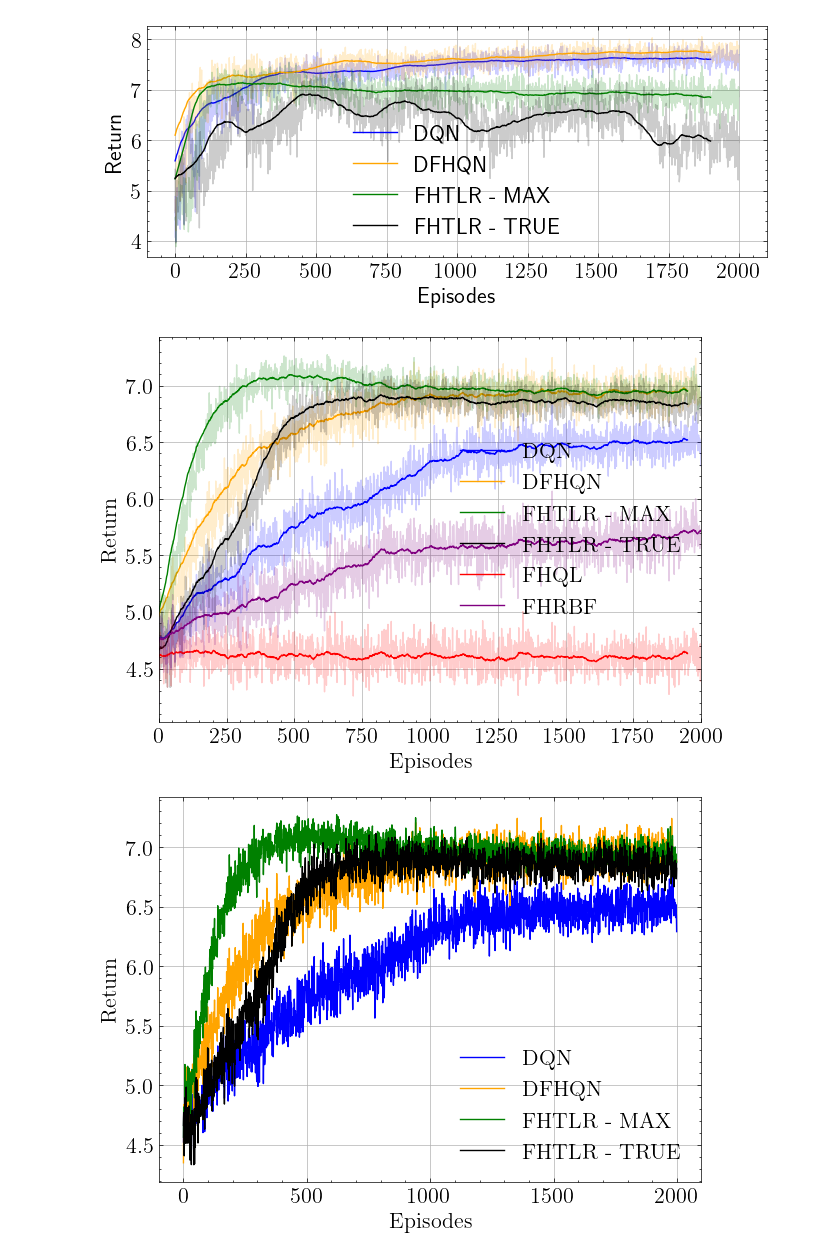
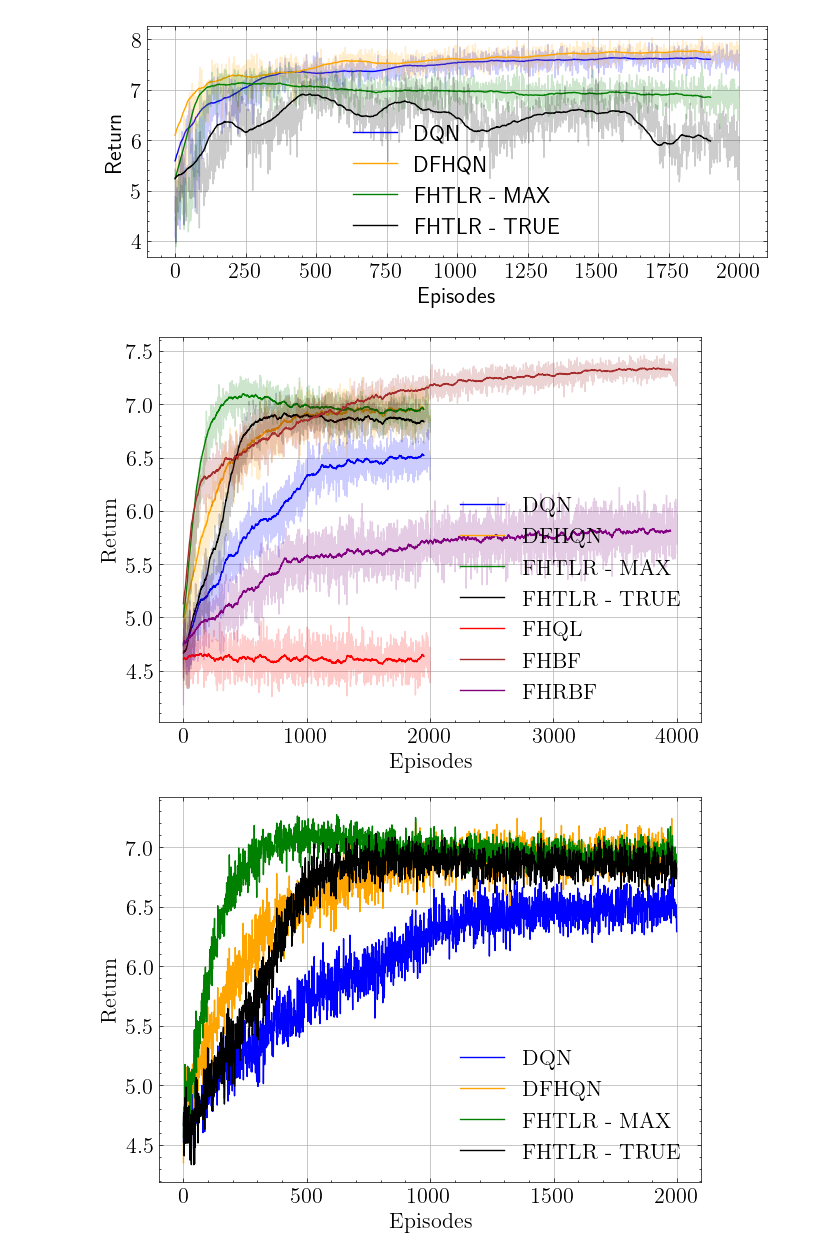
Before and after one commit to sergiorozada12/fhtlr-opt-learning, a Jupyter notebook: pruebas.ipynb, the cells around one changed output. Saved outputs shown, nothing was run; the diff lists cells and outputs as text; code cells hidden in the pictures.

```diff
--- a/pruebas.ipynb
+++ b/pruebas.ipynb
@@ -15,14 +15,14 @@ plot_wireless()
 import matplotlib
 import scienceplots
 #dqn = Gs_dqn[n1:n2,:]
-dqn3 = np.load("results/dqn-100.npy")
-dfhqn = np.load("results/dfhqn-100.npy")
-fhtlr_max = np.load("results/fhtlr_max-100.npy")
-fhtlr_true = np.load("results/fhtlr_true-100.npy")
-fhql = np.load("results/fhql-100.npy")
-linear = np.load("results/bf-100.npy")
-fhlinear = np.load("results/fhbf-100.npy")
-fhrbf = np.load("results/fhrbf-100.npy")
+dqn3 = np.load("results/wireless/dqn-100.npy")
+dfhqn = np.load("results/wireless/dfhqn-100.npy")
+fhtlr_max = np.load("results/wireless/fhtlr_max-100.npy")
+fhtlr_true = np.load("results/wireless/fhtlr_true-100.npy")
+fhql = np.load("results/wireless/fhql-100.npy")
+linear = np.load("results/wireless/bf-100.npy")
+fhlinear = np.load("results/wireless/fhbf-100.npy")
+fhrbf = np.load("results/wireless/fhrbf-100.npy")
 
 mu_dqn3 = np.mean(dqn3, axis=0)
 mu_dfhqn = np.mean(dfhqn, axis=0)
@@ -48,37 +48,37 @@ mu_fhrbf_smt = [np.mean(mu_fgrbf[i - w : i]) for i in range(w, len(mu_fgrbf))]
 
 
 with plt.style.context(["science"], ["ieee"]):
     matplotlib.rcParams.update({"font.size": 16})
 
     fig = plt.figure(figsize=[7, 5])
     #plt.plot(mu_dqn_smt, c="b", label="DQN")
     #plt.plot(mu_dqn, alpha=0.2, c="b")
 
     plt.plot(mu_dqn_smt3, c="b", label="DQN")
     plt.plot(mu_dqn3, alpha=0.2, c="b")
     plt.plot(mu_dfhqn_smt, c="orange", label="DFHQN")
     plt.plot(mu_dfhqn, alpha=0.2, c="orange")
     plt.plot(mu_fhtlr_max_smt, c="g", label="FHTLR - MAX")
     plt.plot(mu_fhtlr_max, alpha=0.2, c="g")
     plt.plot(mu_fhtlr_true_smt, c="k", label="FHTLR - TRUE")
     plt.plot(mu_fhtlr_true, alpha=0.2, c="k")
     plt.plot(mu_fhql_smt, c="r", label="FHQL")
     plt.plot(mu_fhql, alpha=0.2, c="r")
     """plt.plot(mu_linear_smt, c="purple", label="BF")
-    plt.plot(mu_linear, alpha=0.2, c="purple")
+    plt.plot(mu_linear, alpha=0.2, c="purple")"""
     plt.plot(mu_fhlinear_smt, c="brown", label="FHBF")
-    plt.plot(mu_fhlinear, alpha=0.2, c="brown")"""
+    plt.plot(mu_fhlinear, alpha=0.2, c="brown")
     plt.plot(mu_fhrbf_smt, c="purple", label="FHRBF")
     plt.plot(mu_fgrbf, alpha=0.2, c="purple")
-    plt.xlim(0, 2000)
+    #plt.xlim(0, 2000)
     #plt.ylim(-3, 1.6)
     plt.grid()
     plt.legend()
     plt.xlabel("Episodes")
     plt.ylabel("Return")
     plt.show()
 # %% [output]
-[figure, old version]
+[figure, new version]
 # %%
 import matplotlib
 import scienceplots
```
Also changed, not shown: parts of 1 cell of this notebook, 50 other files.
